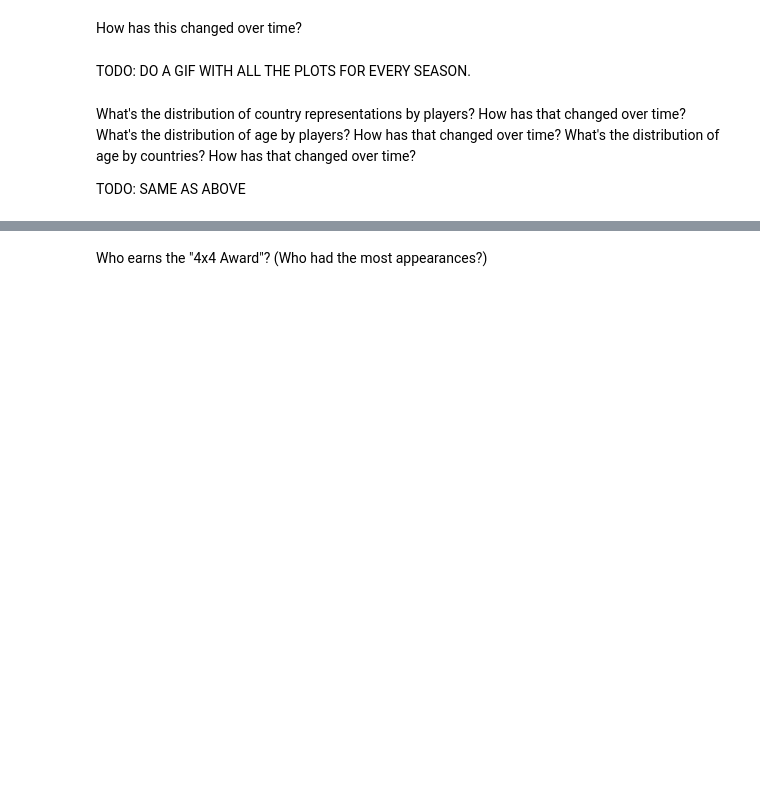
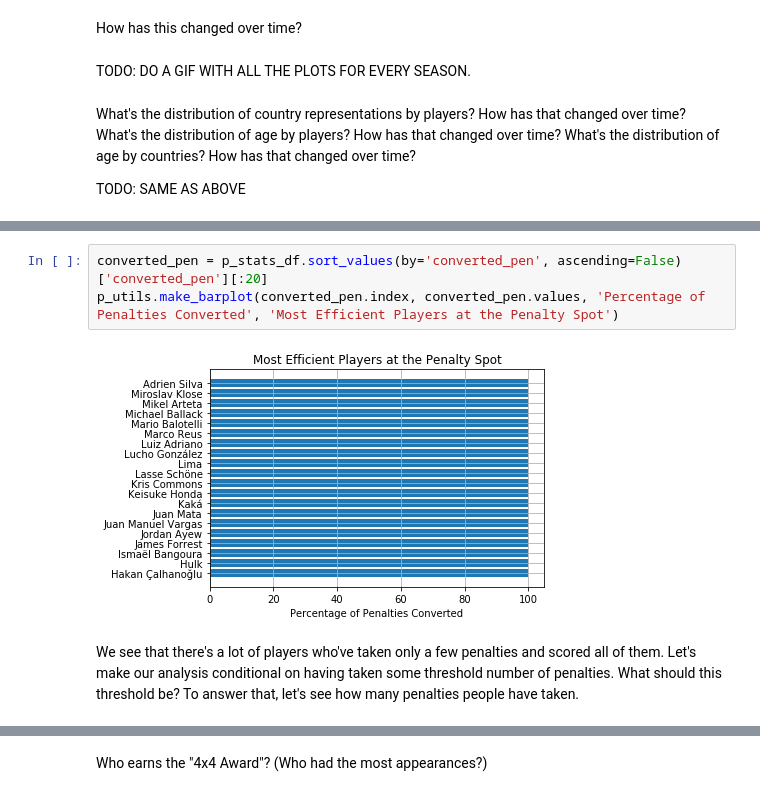
Before and after one commit to ia2221/EDAV_Project, a Jupyter notebook: ia2221_project.ipynb, the cells around one changed output, grey strips where cells are left out. Cells and saved outputs as stored; diff of their text form; blank space fills up the shorter version.

```diff
--- a/ia2221_project.ipynb
+++ b/ia2221_project.ipynb
@@ -102,0 +108,7 @@ def make_barplot(cats, vals, xlab, title):
+# %%
+converted_pen = p_stats_df.sort_values(by='converted_pen', ascending=False)['converted_pen'][:20]
+p_utils.make_barplot(converted_pen.index, converted_pen.values, 'Percentage of Penalties Converted', 'Most Efficient Players at the Penalty Spot')
+# %% [output]
+[figure, added]
+# %% [markdown]
+We see that there's a lot of players who've taken only a few penalties and scored all of them. Let's make our analysis conditional on having taken some threshold number of penalties. What should this threshold be? To answer that, let's see how many penalties people have taken.
```
Also changed, not shown: parts of 60 cells of this notebook, 8 other files.
